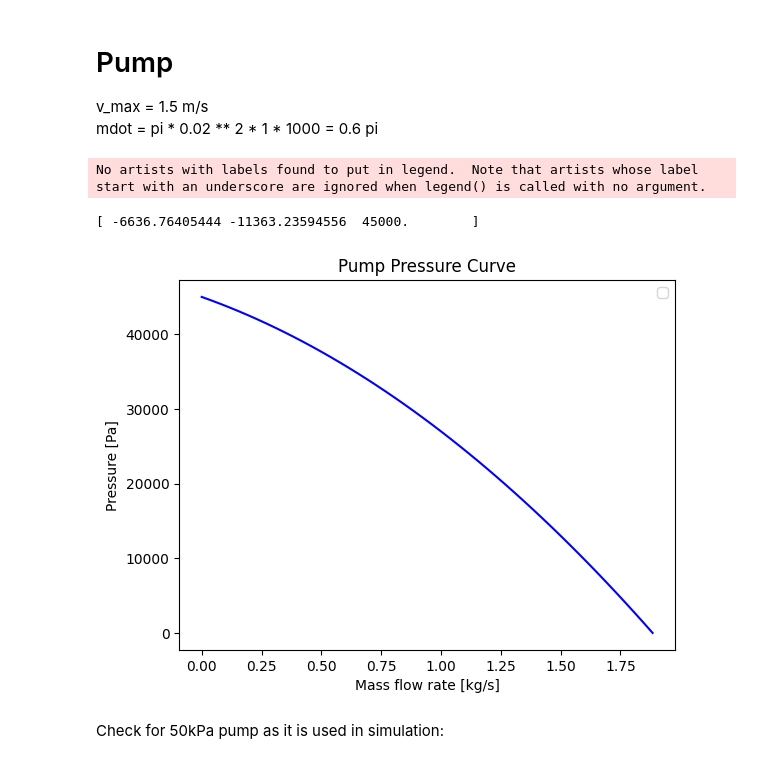
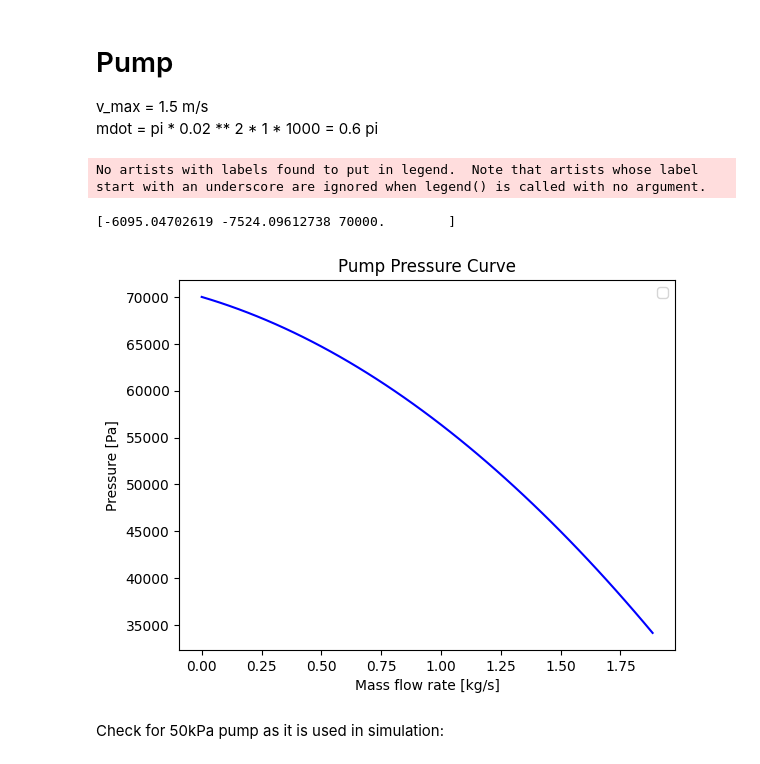
Before and after one commit to Pietervb2/thesis, a Jupyter notebook: obtain_realistic parameters.ipynb, the cells around one changed output. Drawn from its saved outputs; the diff is of its cells as text; code cells hidden in the pictures.

```diff
--- a/obtain_realistic parameters.ipynb
+++ b/obtain_realistic parameters.ipynb
@@ -419,36 +419,36 @@ mdot = pi * 0.02 ** 2 * 1 * 1000 = 0.6 pi
 # %%
 # Measurement data points
 mflow_max = 0.02**2 * 1.5 * 1000 * np.pi  # kg/s
-dp_data = np.array([45e3, 27e3, 0])  # Pa
-mflow_data = np.array([0, 1, mflow_max])  # kg/s
+dp_data = np.array([70e3, 45e3, 0])  # Pa
+mflow_data = np.array([0, 1.5, 1.5*mflow_max])  # kg/s
 
 # Fit quadratic curve to data: dp = a*mflow^2 + b*mflow + c
 coefficients = np.polyfit(mflow_data, dp_data, 2)
 a, b, c = coefficients
 
 print(coefficients)
 
 # Update pump_curve function with fitted coefficients
 def pump_curve(a,b,c,mflow):
     dp = a * mflow**2 + b * mflow + c
     return dp
 
 # Verify fit
 mflow_test = np.linspace(0, mflow_max, 50)
 dp_fit_current = [pump_curve(a,b,c,m) for m in mflow_test]
 
 plt.figure()
 # plt.plot(mflow_data, dp_data, 'ro', label='Measurement data')
 plt.plot(mflow_test, dp_fit_current, 'b-')
 plt.xlabel('Mass flow rate [kg/s]')
 plt.ylabel('Pressure [Pa]')
 plt.title('Pump Pressure Curve')
 plt.legend()
 plt.show()
 # %% [output]
 No artists with labels found to put in legend.  Note that artists whose label start with an underscore are ignored when legend() is called with no argument.
-[ -6636.76405444 -11363.23594556  45000.        ]
+[-6095.04702619 -7524.09612738 70000.        ]
-[figure, old version]
+[figure, new version]
 # %% [markdown]
 Check for 50kPa pump as it is used in simulation:
 # %%
```
Also changed, not shown: 8 other files.
